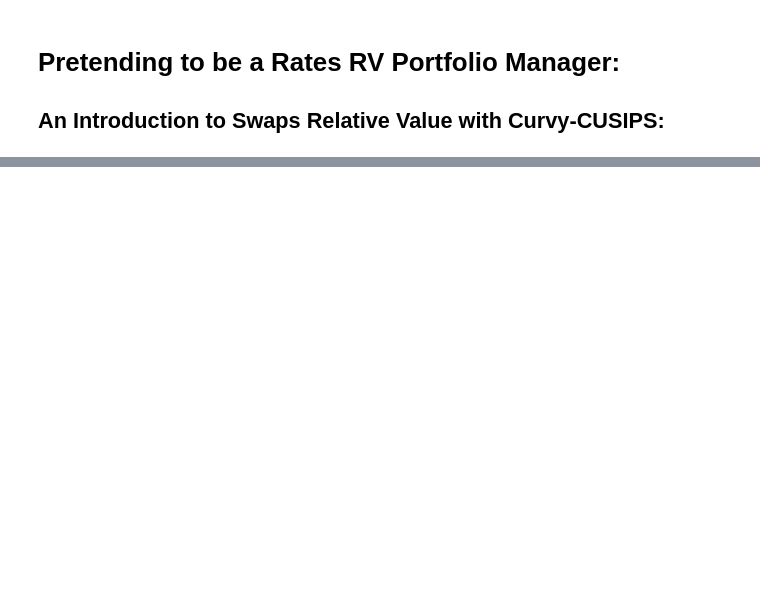
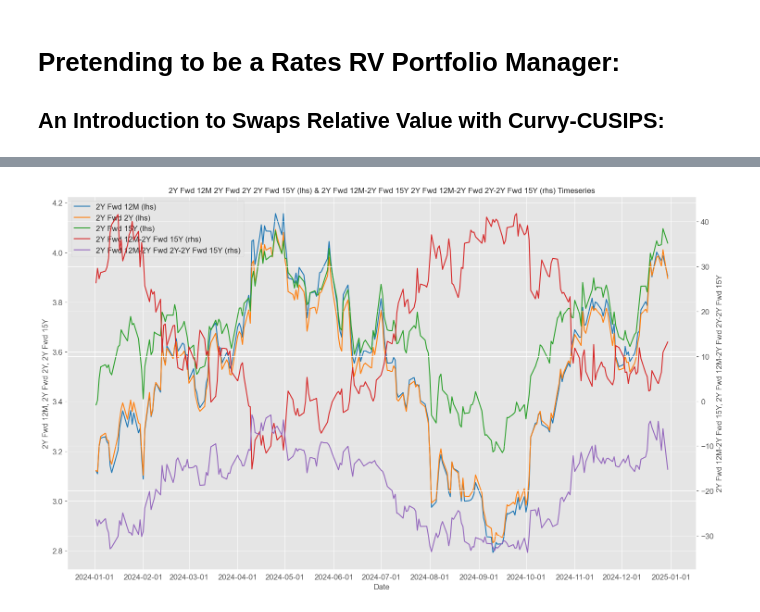
Before and after one commit to pfin/Curvy-CUSIPs, a Jupyter notebook: notebooks/swaps_rv.ipynb, the cells around one changed output, grey strips where cells are left out. Saved outputs shown, nothing was run; the diff lists cells and outputs as text; code cells hidden in the pictures; blank space fills up the shorter version.

```diff
--- a/notebooks/swaps_rv.ipynb
+++ b/notebooks/swaps_rv.ipynb
@@ -254,0 +187,15 @@ modified_partial_regression_fly_plot(
+# %%
+short_wing = "2Y Fwd 12M"
+belly = "2Y Fwd 2Y"
+long_wing = "2Y Fwd 15Y"
+wing_curve = "2Y Fwd 12M-2Y Fwd 15Y"
+fly = "2Y Fwd 12M-2Y Fwd 2Y-2Y Fwd 15Y"
+# %%
+sofr_ois.fwd_grid_dict_timeseries_plotter(
+    fwd_grid_dict=fwd_grid_dict,
+    tenors_to_plot=[short_wing, belly, long_wing],
+    tenors_to_plot_on_secondary_axis=[wing_curve, fly],
+    bdates=bdates,
+)
+# %% [output]
+[figure, added]
```
Also changed, not shown: parts of 43 cells of this notebook, 4 other files.
